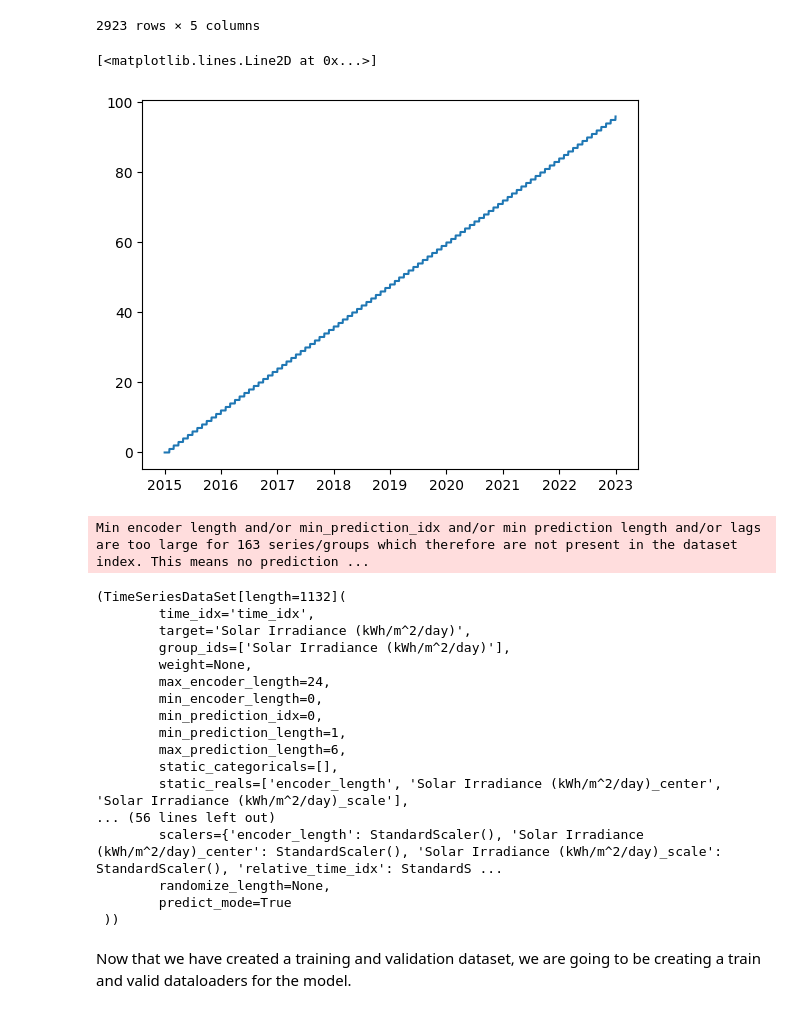
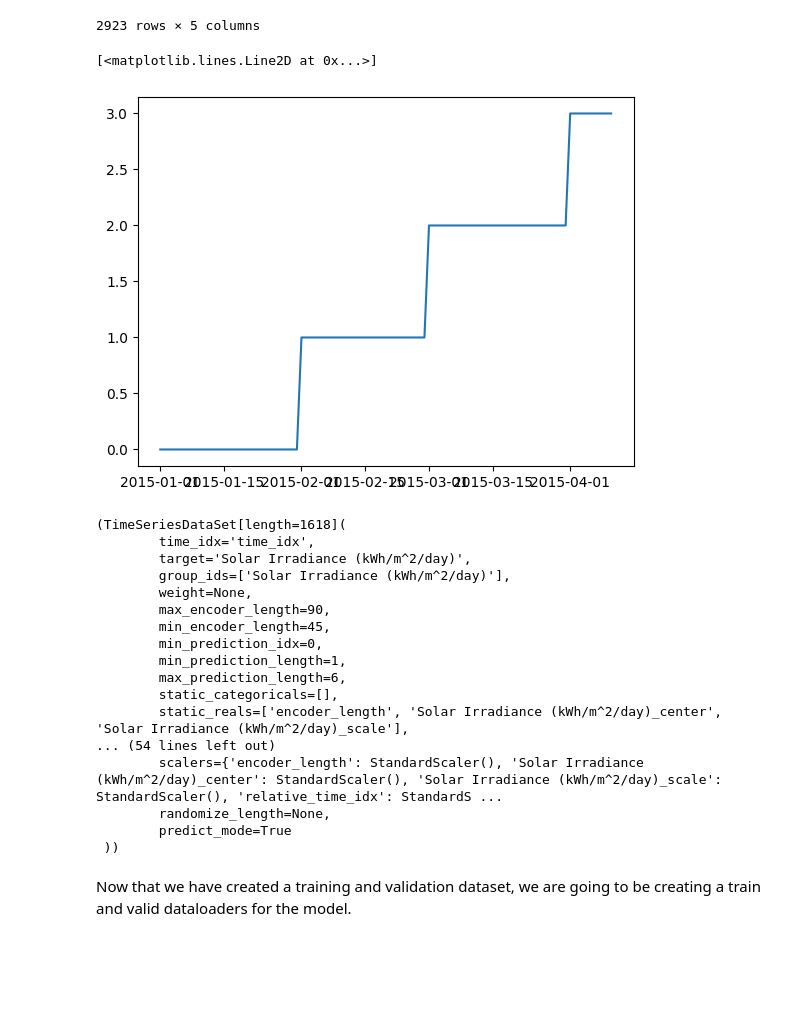
Before and after one commit to Ahmed-Sohail2000/Sun-Sense, a Jupyter notebook: Sun_Sense_Accurate_Solar_Energy_Projections_with_Deep_Learning🤖☀️⬛🔋💡.ipynb, the cells around one changed output. Saved outputs shown, nothing was run; the diff lists cells and outputs as text; code cells hidden in the pictures; blank space fills up the shorter version.

```diff
--- a/Sun_Sense_Accurate_Solar_Energy_Projections_with_Deep_Learning🤖☀️⬛🔋💡.ipynb
+++ b/Sun_Sense_Accurate_Solar_Energy_Projections_with_Deep_Learning🤖☀️⬛🔋💡.ipynb
@@ -236,12 +236,12 @@ data_df = data_df[['Date'] + [col for col in data_df.columns if col != 'Date']]
 # convert the Date column into datetime type
 data_df['Date'] = pd.to_datetime(data_df['Date'], format = '%d/%m/%Y')
 
-# rename the columns by adding the units
-data_df.rename(columns = {'ALLSKY_SFC_SW_DWN' : 'Solar Irradiance (kWh/m^2/day)',
-                          'T2M_RANGE' : 'Temperature (2 meters)',
-                          'WS10M_RANGE' : 'Wind Speed (10 meters)'},
-               inplace = True)
+# get the solar power values
+sun_power_data = pd.DataFrame(data = data_df['ALLSKY_SFC_SW_DWN'].values,
+                              index = data_df['Date'],
+                              columns = data_df.columns[1:2]).rename(columns = {'ALLSKY_SFC_SW_DWN' : 'Solar Irradiance (kWh/m^2/day)'})
 
-# save the data_df
+# save the data and sun power data
 data_df.to_csv('Data/data_df.csv')
+sun_power_data.to_csv('Data/sun_power_data.csv')
 # %%
@@ -719,33 +629,30 @@ data_df
 | 2922 | 2023-01-01 | 4.54 | 8.90 | 3.17 | 96 |
 2923 rows × 5 columns
 # %%
-plt.plot(data_df['Date'], data_df['time_idx'])
+plt.plot(data_df['Date'][:100], data_df['time_idx'][:100])
 # %% [output]
 [<matplotlib.lines.Line2D at 0x...>]
-[figure, old version]
+[figure, new version]
 # %%
 # import the timeseriesdataset from pytorch forecasting
 from pytorch_forecasting import TimeSeriesDataSet
-from pytorch_forecasting.data.encoders import NaNLabelEncoder, GroupNormalizer
+from pytorch_forecasting.data.encoders import NaNLabelEncoder
 
 # setup training dataset
-max_prediction_length = 6 # forecast/ make predictions for 6 months = 180 days
-max_encoder_length = 24   # 720 days of data history or all days except the last 180 days # use 24 months (2 years 2015-2017)
-training_cutoff = max_encoder_length  # 60 - 6 = 54 months which is the 4.5 years (2015-2019) of training will be the cutoff year for creating a training dataset
+max_prediction_length = 6 # forecast/ make predictions for 6 months
+max_encoder_length = 90  # 36 months of data history or all days except the last 6 months
+training_cutoff = data_df['time_idx'].max() - max_prediction_length # 96 - 6 = 90 months which is the 7 years (2015-2022) of training will be the cutoff year for creating a training dataset
 
 # create training datset
 train_dataset = TimeSeriesDataSet(
     data = data_df[lambda x: x.time_idx <= training_cutoff],                    # data will be from the starting YEAR values all the way to the training cutoff
     time_idx = 'time_idx',                                                      # the time index is the YEAR column that contains the YEAR values
     target = 'Solar Irradiance (kWh/m^2/day)',                                  # the target label that will be predicted on
-    group_ids = ['Solar Irradiance (kWh/m^2/day)'],           # a column values that has a time index or representative of the Date column
-    min_encoder_length = 0,                                                     # the minimum encoder/ past data to start on
+    group_ids = ['Solar Irradiance (kWh/m^2/day)'],                             # a column values that has a time index or representative of the Date column
+    min_encoder_length = max_encoder_length // 2,                                                     # the minimum encoder/ past data to start on
     max_encoder_length = max_encoder_length,                                    # the maximum encoder/ data history the data is set to.
     min_prediction_length = 1,
     max_prediction_length = max_prediction_length,                              # maximum length of prediction made.
-    time_varying_unknown_reals = ['Solar Irradiance (kWh/m^2/day)'],             # continuous variables that change over time and are not known in the future.
-    # target_normalizer = GroupNormalizer(groups = ['Temperature (2 meters)', 'Wind Speed (10 meters)'],    # normalizes the group ids by applying the softplus transformation.
-    #                                     transformation = 'softplus'),
     allow_missing_timesteps = True,
     add_relative_time_idx = True,                                               # adding a position to each time step in the encoder/decoder seqeunce
     add_target_scales = True,                                                   # the magnitude and scale of the target variable
@@ -758,29 +665,28 @@ valid_dataset = TimeSeriesDataSet.from_dataset(
     data = data_df,
     predict = True,
     stop_randomization = True
-    )
+)
 
-# view the training and validation dataset
+# # view the training and validation dataset
 train_dataset, valid_dataset
 # %% [output]
-Min encoder length and/or min_prediction_idx and/or min prediction length and/or lags are too large for 163 series/groups which therefore are not present in the dataset index. This means no prediction ...
+(TimeSeriesDataSet[length=1618](
+        time_idx='time_idx',
+        target='Solar Irradiance (kWh/m^2/day)',
+        group_ids=['Solar Irradiance (kWh/m^2/day)'],
+        weight=None,
+        max_encoder_length=90,
+        min_encoder_length=45,
+        min_prediction_idx=0,
+        min_prediction_length=1,
+        max_prediction_length=6,
+        static_categoricals=[],
+        static_reals=['encoder_length', 'Solar Irradiance (kWh/m^2/day)_center', 'Solar Irradiance (kWh/m^2/day)_scale'],
+... (54 lines left out)
+        scalers={'encoder_length': StandardScaler(), 'Solar Irradiance (kWh/m^2/day)_center': StandardScaler(), 'Solar Irradiance (kWh/m^2/day)_scale': StandardScaler(), 'relative_time_idx': StandardS ...
+        randomize_length=None,
+        predict_mode=True
+ ))
-(TimeSeriesDataSet[length=1132](
-        time_idx='time_idx',
-        target='Solar Irradiance (kWh/m^2/day)',
-        group_ids=['Solar Irradiance (kWh/m^2/day)'],
-        weight=None,
-        max_encoder_length=24,
-        min_encoder_length=0,
-        min_prediction_idx=0,
-        min_prediction_length=1,
-        max_prediction_length=6,
-        static_categoricals=[],
-        static_reals=['encoder_length', 'Solar Irradiance (kWh/m^2/day)_center', 'Solar Irradiance (kWh/m^2/day)_scale'],
-... (56 lines left out)
-        scalers={'encoder_length': StandardScaler(), 'Solar Irradiance (kWh/m^2/day)_center': StandardScaler(), 'Solar Irradiance (kWh/m^2/day)_scale': StandardScaler(), 'relative_time_idx': StandardS ...
-        randomize_length=None,
-        predict_mode=True
- ))
 # %% [markdown]
 Now that we have created a training and validation dataset, we are going to be creating a train and valid dataloaders for the model.
 # %%
```
Also changed, not shown: parts of 46 cells of this notebook.
